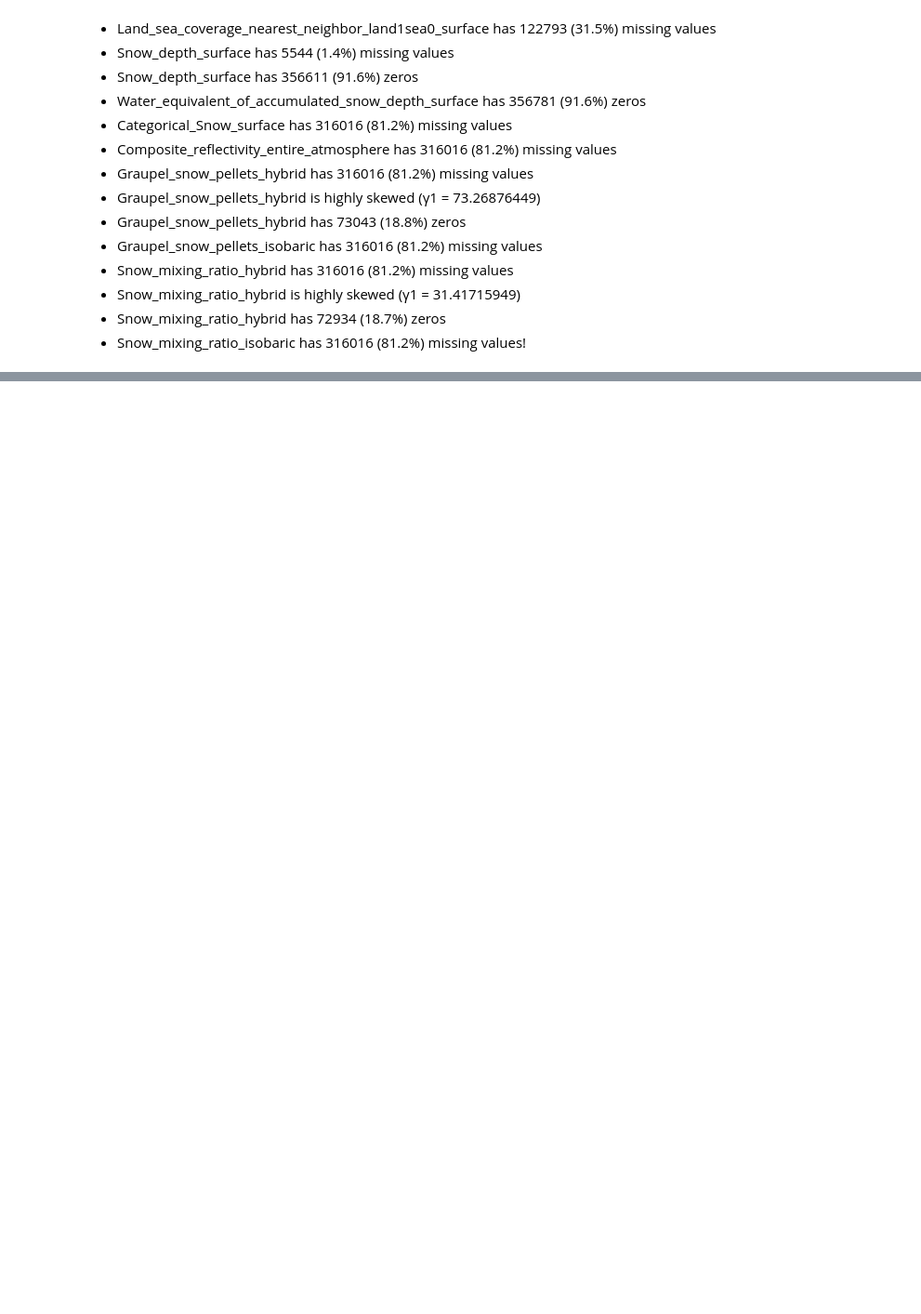
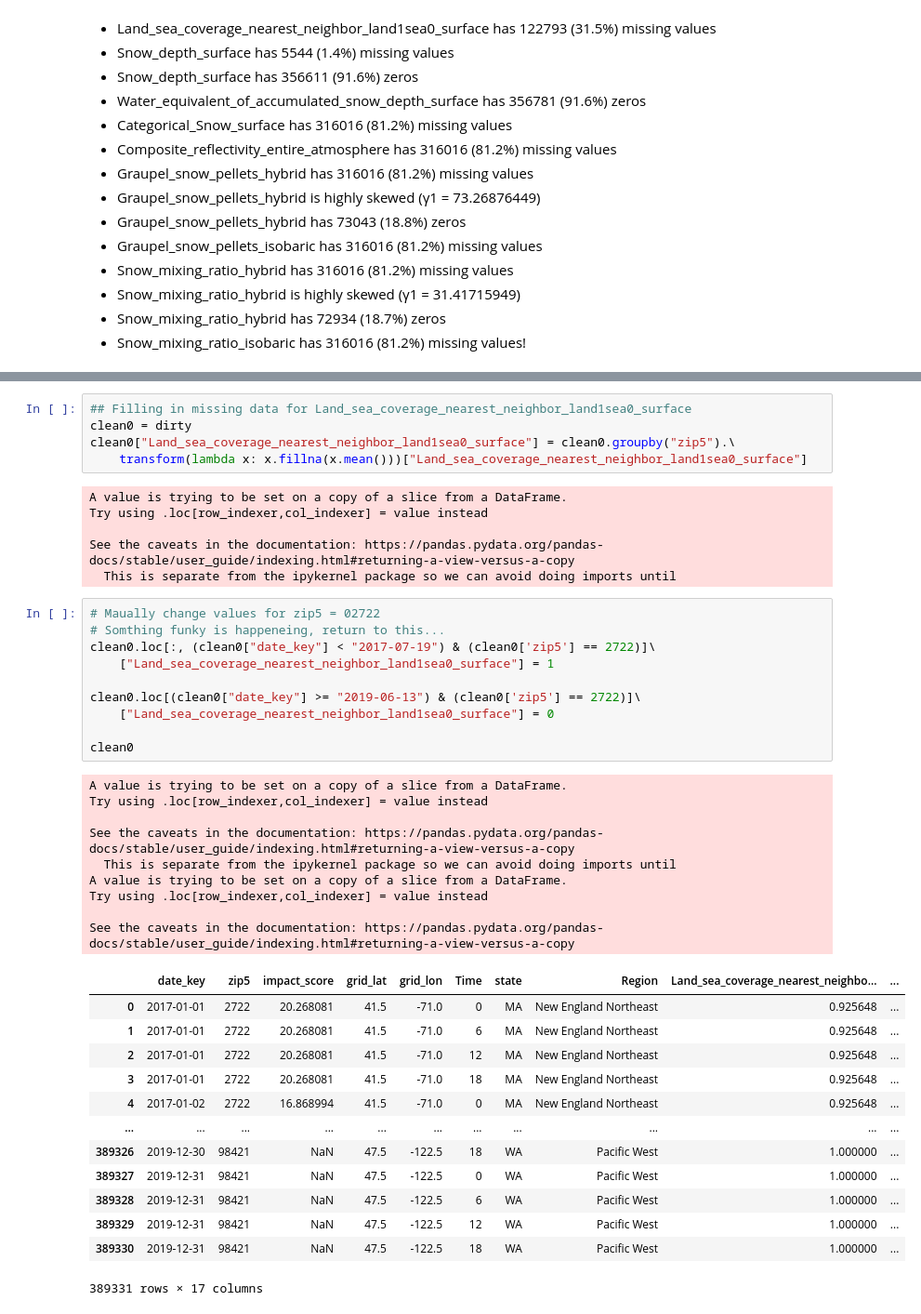
Before and after one commit to chitwankaudan/whetherweather, a Jupyter notebook: outlier_analysis.ipynb, the cells around one changed output, grey strips where cells are left out. Shown at 93% size. Drawn from its saved outputs; the diff is of its cells as text; blank space fills up the shorter version.

```diff
--- a/outlier_analysis.ipynb
+++ b/outlier_analysis.ipynb
@@ -168,0 +308,44 @@ missingPerZip.sort_values(['Haines_Index_surface'], ascending = [0])
+# %%
+## Filling in missing data for Land_sea_coverage_nearest_neighbor_land1sea0_surface
+clean0 = dirty
+clean0["Land_sea_coverage_nearest_neighbor_land1sea0_surface"] = clean0.groupby("zip5").\
+    transform(lambda x: x.fillna(x.mean()))["Land_sea_coverage_nearest_neighbor_land1sea0_surface"]
+# %% [output]
+A value is trying to be set on a copy of a slice from a DataFrame.
+Try using .loc[row_indexer,col_indexer] = value instead
+
+See the caveats in the documentation: https://pandas.pydata.org/pandas-docs/stable/user_guide/indexing.html#returning-a-view-versus-a-copy
+  This is separate from the ipykernel package so we can avoid doing imports until
+# %%
+# Maually change values for zip5 = 02722
+# Somthing funky is happeneing, return to this...
+clean0.loc[:, (clean0["date_key"] < "2017-07-19") & (clean0['zip5'] == 2722)]\
+    ["Land_sea_coverage_nearest_neighbor_land1sea0_surface"] = 1
+
+clean0.loc[(clean0["date_key"] >= "2019-06-13") & (clean0['zip5'] == 2722)]\
+    ["Land_sea_coverage_nearest_neighbor_land1sea0_surface"] = 0
+
+clean0
+# %% [output]
+A value is trying to be set on a copy of a slice from a DataFrame.
+Try using .loc[row_indexer,col_indexer] = value instead
+
+See the caveats in the documentation: https://pandas.pydata.org/pandas-docs/stable/user_guide/indexing.html#returning-a-view-versus-a-copy
+  This is separate from the ipykernel package so we can avoid doing imports until
+A value is trying to be set on a copy of a slice from a DataFrame.
+Try using .loc[row_indexer,col_indexer] = value instead
+
+See the caveats in the documentation: https://pandas.pydata.org/pandas-docs/stable/user_guide/indexing.html#returning-a-view-versus-a-copy
+|  | date_key | zip5 | impact_score | grid_lat | grid_lon | Time | state | Region | Land_sea_coverage_nearest_neighbo... | ... |
+| 0 | 2017-01-01 | 2722 | 20.268081 | 41.5 | -71.0 | 0 | MA | New England Northeast | 0.925648 | ... |
+| 1 | 2017-01-01 | 2722 | 20.268081 | 41.5 | -71.0 | 6 | MA | New England Northeast | 0.925648 | ... |
+| 2 | 2017-01-01 | 2722 | 20.268081 | 41.5 | -71.0 | 12 | MA | New England Northeast | 0.925648 | ... |
+| 3 | 2017-01-01 | 2722 | 20.268081 | 41.5 | -71.0 | 18 | MA | New England Northeast | 0.925648 | ... |
+| 4 | 2017-01-02 | 2722 | 16.868994 | 41.5 | -71.0 | 0 | MA | New England Northeast | 0.925648 | ... |
+| ... | ... | ... | ... | ... | ... | ... | ... | ... | ... | ... |
+| 389326 | 2019-12-30 | 98421 | NaN | 47.5 | -122.5 | 18 | WA | Pacific West | 1.000000 | ... |
+| 389327 | 2019-12-31 | 98421 | NaN | 47.5 | -122.5 | 0 | WA | Pacific West | 1.000000 | ... |
+| 389328 | 2019-12-31 | 98421 | NaN | 47.5 | -122.5 | 6 | WA | Pacific West | 1.000000 | ... |
+| 389329 | 2019-12-31 | 98421 | NaN | 47.5 | -122.5 | 12 | WA | Pacific West | 1.000000 | ... |
+| 389330 | 2019-12-31 | 98421 | NaN | 47.5 | -122.5 | 18 | WA | Pacific West | 1.000000 | ... |
+389331 rows × 17 columns
```
Also changed, not shown: parts of 23 cells of this notebook.
